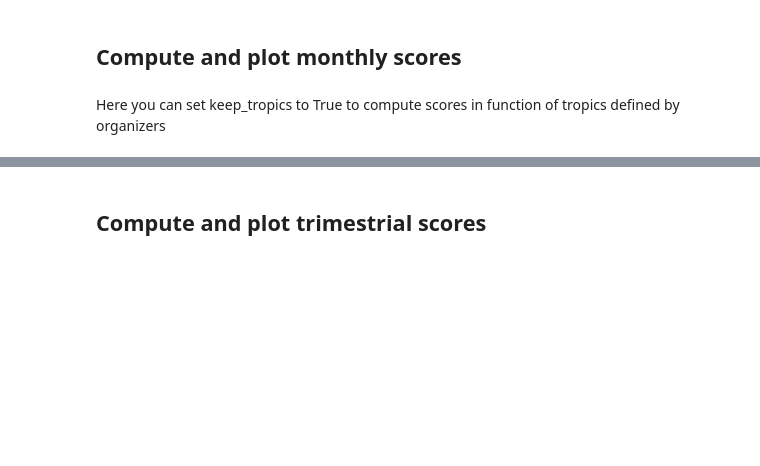
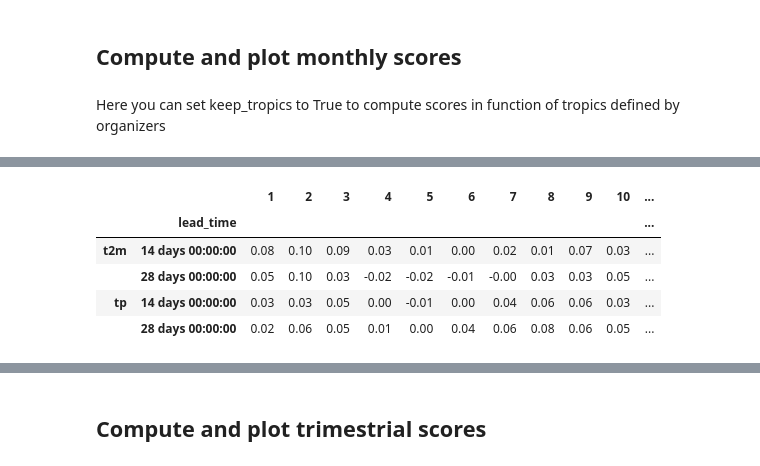
Before and after one commit to crim-ca/crims2s, a Jupyter notebook: notebooks/JG - Validation Dry.ipynb, the cells around one changed output, grey strips where cells are left out. Drawn from its saved outputs; the diff is of its cells as text; code cells hidden in the pictures; blank space fills up the shorter version.

```diff
--- a/notebooks/JG - Validation Dry.ipynb
+++ b/notebooks/JG - Validation Dry.ipynb
@@ -473,3 +563,13 @@ scores_monthly.style.background_gradient(cmap=CMAP, vmin=-np.abs([rpss.min().min
+# %%
+scores_monthly = val.compute_monthly_scores(compute_each_tropics=COMPUTE_EACH_TROPICS)
+scores_monthly.style.background_gradient(cmap=CMAP, vmin=-np.abs([rpss.min().min(), rpss.max().max()]).max(), vmax=np.abs([rpss.min().min(), rpss.max().max()]).max()).set_precision(2)
+# %% [output]
+|  |  | 1 | 2 | 3 | 4 | 5 | 6 | 7 | 8 | 9 | 10 | ... |
+|  | lead_time |  |  |  |  |  |  |  |  |  |  | ... |
+| t2m | 14 days 00:00:00 | 0.08 | 0.10 | 0.09 | 0.03 | 0.01 | 0.00 | 0.02 | 0.01 | 0.07 | 0.03 | ... |
+|  | 28 days 00:00:00 | 0.05 | 0.10 | 0.03 | -0.02 | -0.02 | -0.01 | -0.00 | 0.03 | 0.03 | 0.05 | ... |
+| tp | 14 days 00:00:00 | 0.03 | 0.03 | 0.05 | 0.00 | -0.01 | 0.00 | 0.04 | 0.06 | 0.06 | 0.03 | ... |
+|  | 28 days 00:00:00 | 0.02 | 0.06 | 0.05 | 0.01 | 0.00 | 0.04 | 0.06 | 0.08 | 0.06 | 0.05 | ... |
 # %%
 fig, axes = plt.subplots(nrows=1, ncols=3, figsize=(25, 5))
 scores_monthly.transpose().plot(ax=axes[0])
```
Also changed, not shown: parts of 22 cells of this notebook, 10 other files.
